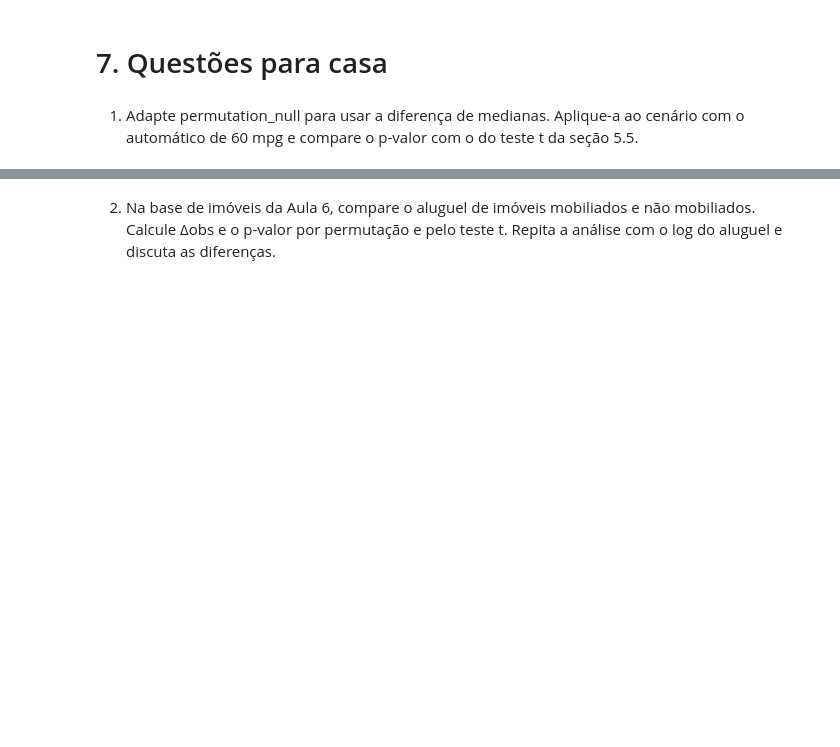
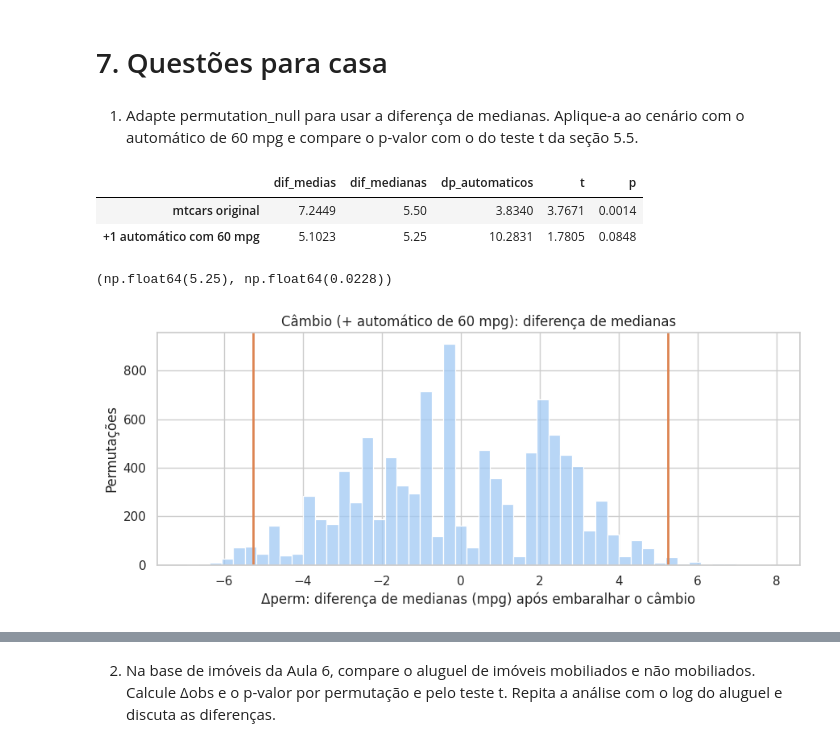
Before and after one commit to helena-varela/ciencia-de-dados, a Jupyter notebook: Unidade_02/Aula_07/aula_07.ipynb, the cells around one changed output, grey strips where cells are left out. Drawn from its saved outputs; the diff is of its cells as text; code cells hidden in the pictures; blank space fills up the shorter version.

```diff
--- a/Unidade_02/Aula_07/aula_07.ipynb
+++ b/Unidade_02/Aula_07/aula_07.ipynb
@@ -553,3 +553,74 @@ Em síntese, um efeito é "real" quando seria improvável sob o acaso (p-valor p
 # 7. Questões para casa
 # %% [markdown]
 1. Adapte permutation_null para usar a diferença de medianas. Aplique-a ao cenário com o automático de 60 mpg e compare o p-valor com o do teste t da seção 5.5.
+# %%
+# Distribuição nula por permutação, aplicada à lua cheia
+def permutation_null(values, labels, n_perm=10_000, seed=2026):
+    rng = np.random.default_rng(seed)
+    null = []
+    for _ in range(n_perm):
+        shuffled = rng.permutation(labels)
+        # arrays do NumPy não têm o método .median(), por isso usamos np.median()
+        null.append(np.median(values[shuffled]) - np.median(values[~shuffled]))
+    return np.array(null)
+
+automatic_typo = pd.concat(
+  [automatic, pd.Series([60.])],
+  ignore_index=True,
+)
+
+# Diferenças, dispersão e teste t, sem e com o valor digitado errado
+def compare(group_a, group_b):
+    test = stats.ttest_ind(group_a, group_b, equal_var=False)
+    return {
+        "dif_medias": group_a.mean() - group_b.mean(),
+        "dif_medianas": group_a.median() - group_b.median(),
+        "dp_automaticos": group_b.std(),
+        "t": test.statistic,
+        "p": test.pvalue,
+    }
+
+
+(
+    pd.DataFrame(
+        {
+            "mtcars original": compare(manual, automatic),
+            "+1 automático com 60 mpg": compare(manual, automatic_typo),
+        }
+    )
+    .T
+    .round(4)
+)
+# %% [output]
+|  | dif_medias | dif_medianas | dp_automaticos | t | p |
+| mtcars original | 7.2449 | 5.50 | 3.8340 | 3.7671 | 0.0014 |
+| +1 automático com 60 mpg | 5.1023 | 5.25 | 10.2831 | 1.7805 | 0.0848 |
+# %%
+# junta os consumos dos manuais com os dos automáticos COM o carro de 60 mpg
+typo_values = np.concatenate([manual.to_numpy(), automatic_typo.to_numpy()])
+# rótulos: True = manual, False = automático (na mesma ordem dos valores)
+typo_labels = np.concatenate([
+    np.ones(len(manual), dtype=bool),
+    np.zeros(len(automatic_typo), dtype=bool),
+])
+
+# efeito observado agora é a diferença de MEDIANAS
+median_obs = manual.median() - automatic_typo.median()
+
+# distribuição nula da diferença de medianas e p-valor bilateral
+median_null = permutation_null(typo_values, typo_labels)
+median_p = np.mean(np.abs(median_null) >= abs(median_obs))
+
+round(median_obs, 2), median_p
+# %% [output]
+(np.float64(5.25), np.float64(0.0228))
+# %%
+# onde cai a diferença de medianas observada na distribuição do acaso?
+plot_null(
+  median_null,
+  median_obs,
+  title="Câmbio (+ automático de 60 mpg): diferença de medianas",
+  xlabel="Δperm: diferença de medianas (mpg) após embaralhar o câmbio",
+)
+# %% [output]
+[figure, added]
```
Also changed, not shown: parts of 13 cells of this notebook.
